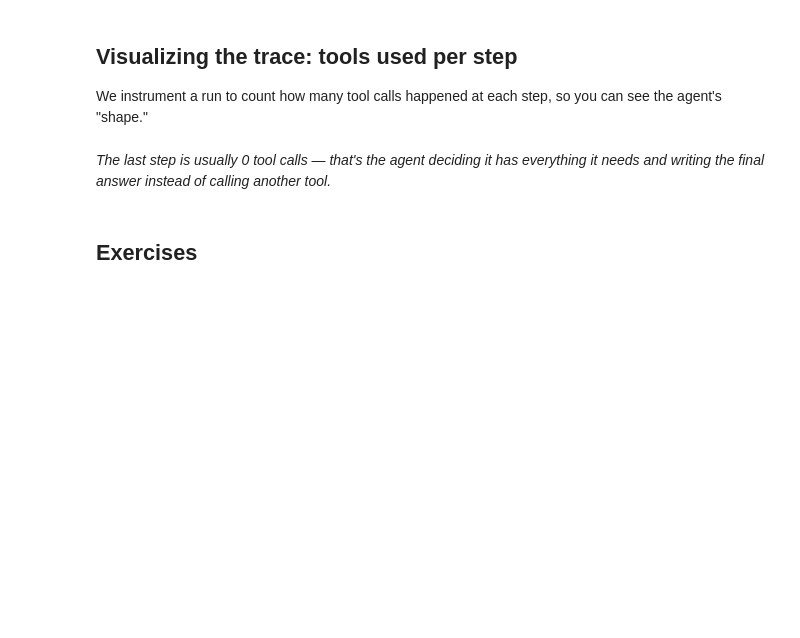
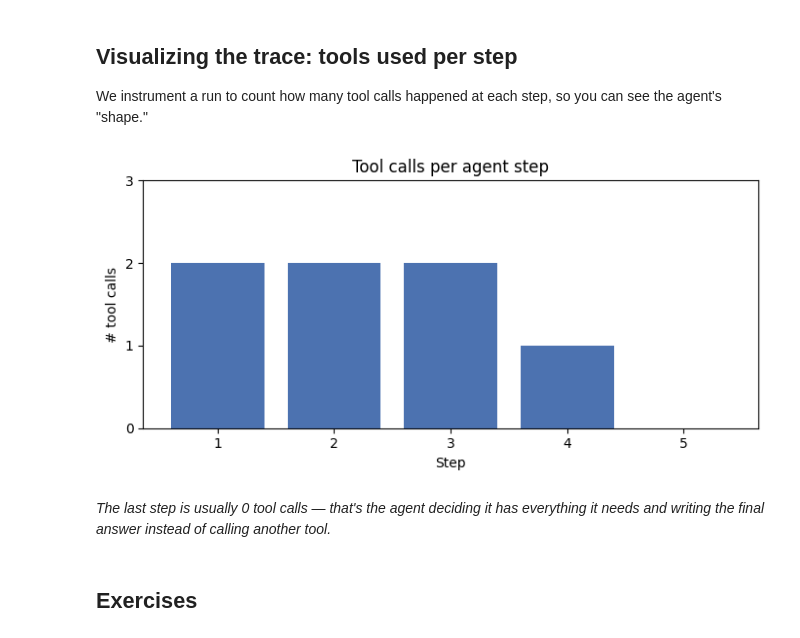
Before and after one commit to itaizg/rag-learning, a Jupyter notebook: 04_agents/19_agent_loop_from_scratch.ipynb, the cells around one changed output. Cells and saved outputs as stored; diff of their text form; code cells hidden in the pictures; blank space fills up the shorter version.

```diff
--- a/04_agents/19_agent_loop_from_scratch.ipynb
+++ b/04_agents/19_agent_loop_from_scratch.ipynb
@@ -164,35 +187,36 @@ import matplotlib.pyplot as plt
 
 def run_agent_instrumented(goal, max_steps=8):
     if not HAS_ANTHROPIC:
         return []
     messages = [{"role": "user", "content": goal}]
     tools_per_step = []
     for step in range(max_steps):
         resp = client.messages.create(model=TEACH_MODEL, max_tokens=600,
             system="Use tools when helpful.", tools=TOOL_SCHEMAS, messages=messages)
         if resp.stop_reason != "tool_use":
             tools_per_step.append(0)
             break
         messages.append({"role": "assistant", "content": resp.content})
         results, n = [], 0
         for b in resp.content:
             if b.type == "tool_use":
                 n += 1
                 results.append({"type": "tool_result", "tool_use_id": b.id,
                                 "content": TOOL_IMPLEMENTATIONS[b.name](**b.input)})
         tools_per_step.append(n)
         messages.append({"role": "user", "content": results})
     return tools_per_step
 
-counts = run_agent_instrumented(
-    "Search for 'helios x1 reset', write the answer to reset.txt, then read it back.")
+counts = run_agent_instrumented("Search for 'helios x1 reset', write the answer to reset.txt, then read it back. Log your progress and tool calls at each step in log.txt and print the log")
 if counts:
     plt.figure(figsize=(7, 3.5))
     plt.bar(range(1, len(counts) + 1), counts, color="#4C72B0")
     plt.title("Tool calls per agent step"); plt.xlabel("Step"); plt.ylabel("# tool calls")
     plt.yticks(range(0, max(counts) + 2)); plt.tight_layout(); plt.show()
 else:
     print("  [no trace — API unavailable]")
+# %% [output]
+[figure, added]
 # %% [markdown]
 *The last step is usually 0 tool calls — that's the agent deciding it has everything it needs and writing the final answer instead of calling another tool.*
 # %% [markdown]
```
Also changed, not shown: parts of 5 cells of this notebook, 2 other files.
